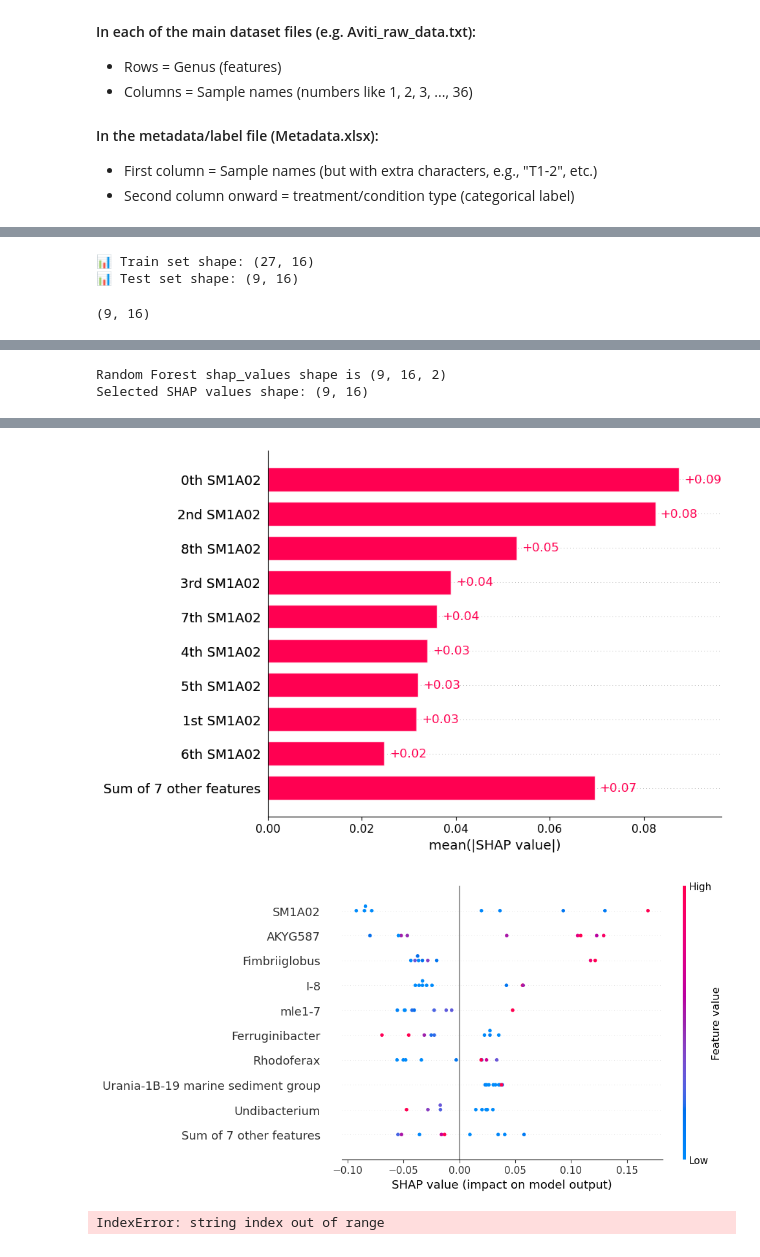
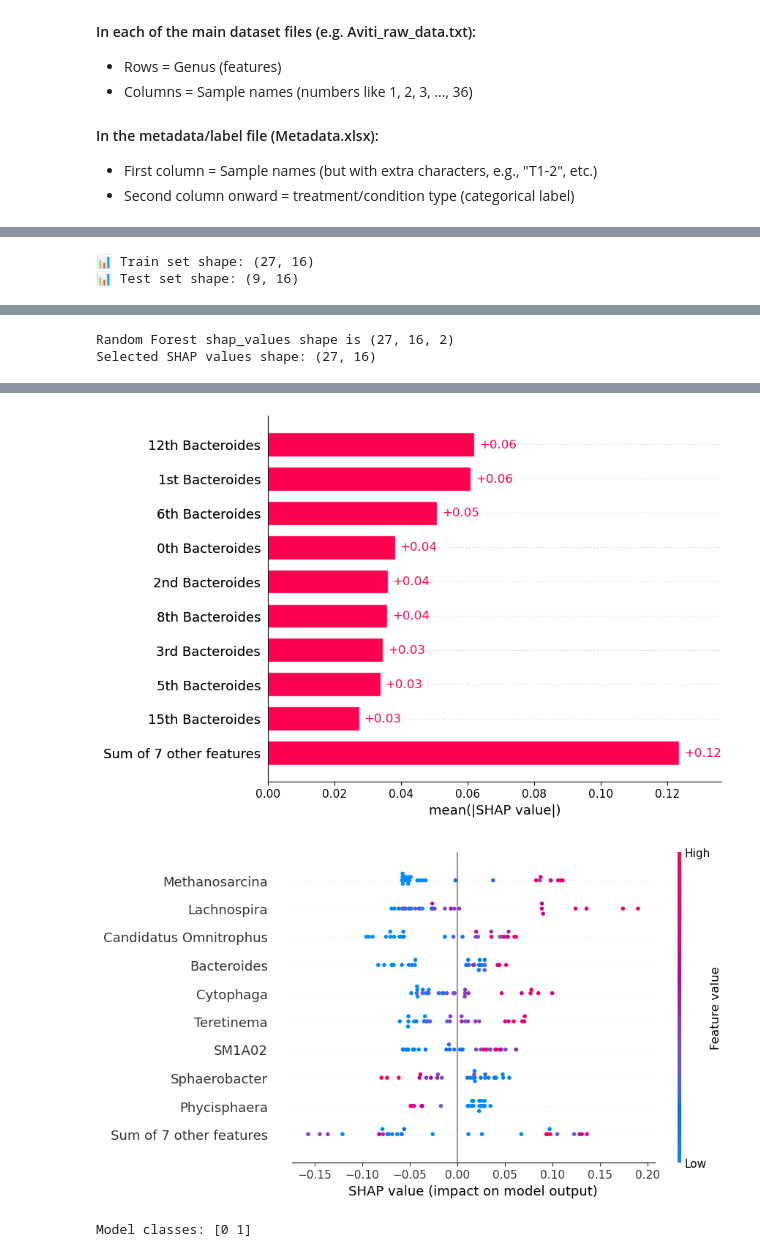
Before and after one commit to hsnvnd/AI-in-Metagenomics, a Jupyter notebook: Soil_Classification.ipynb, the cells around one changed output, grey strips where cells are left out. Cells and saved outputs as stored; diff of their text form; code cells hidden in the pictures.

```diff
--- a/Soil_Classification.ipynb
+++ b/Soil_Classification.ipynb
@@ -189,17 +206,16 @@ print("📊 Train set shape:", X_train.shape)
 print("📊 Test set shape:", X_test.shape)
 
 
-#Scale the feature/columns values
-scaler = StandardScaler()
-# X_scaled = scaler.fit_transform(X_reduced)
-X_train = scaler.fit_transform(X_train)
-X_train.shape
-X_test = scaler.fit_transform(X_test)
-X_test.shape
+# #Scale the feature/columns values
+# scaler = StandardScaler()
+# # X_scaled = scaler.fit_transform(X_reduced)
+# X_train = scaler.fit_transform(X_train)
+# X_train.shape
+# X_test = scaler.fit_transform(X_test)
+# X_test.shape
 # %% [output]
 📊 Train set shape: (27, 16)
 📊 Test set shape: (9, 16)
-(9, 16)
 # %%
 ### Random Forest Classifier ###
 # Hyperparameter Tuning and Cross-Validation for Random Forest
@@ -248,16 +264,15 @@ plt.xlabel("Predicted")
 plt.ylabel("Actual")
 plt.show()
 
-# SHAP Analysis, on train/test set
+# SHAP Analysis, on train set
 # Use TreeExplainer for Random Forest
 explainer_rf = shap.TreeExplainer(rf_model)
 
 # Calculate SHAP values
-# shap_values_rf = explainer_rf.shap_values(X_train)
-shap_values_rf = explainer_rf.shap_values(X_test)
+shap_values_rf = explainer_rf.shap_values(X_train)
 print("Random Forest shap_values shape is", np.shape(shap_values_rf))
 
-# Select the SHAP values for the positive class (class 1)
+# Select the SHAP values for the positive class (class 1/yes)
 shap_values_rf_selected = shap_values_rf[:, :, 1]
 # Print the shape of the resulting array
 print("Selected SHAP values shape:", shap_values_rf_selected.shape)
@@ -266,16 +281,14 @@ print("Selected SHAP values shape:", shap_values_rf_selected.shape)
 shap_values_rf_explanation = shap.Explanation(
     shap_values_rf_selected,
     base_values=explainer_rf.expected_value[1],  # Use the expected value of the positive class
-    # data=X_train,
-    data=X_test,
+    data=X_train,
     feature_names=feature_names
     # feature_names=feature_names_reduced
 )
 
-# Generate SHAP plots for the Train/test set
+# Generate SHAP plots for the Train set
 # Summary Plot
-# shap.summary_plot(shap_values_rf_explanation, X_train, feature_names=feature_names)
-shap.summary_plot(shap_values_rf_explanation, X_test, feature_names=feature_names)
+shap.summary_plot(shap_values_rf_explanation, X_train, feature_names=feature_names)
 # shap.summary_plot(shap_values_rf_explanation, X_train, feature_names=feature_names_reduced)
 # Bar Plot
 shap.plots.bar(shap_values_rf_explanation)
@@ -283,8 +296,8 @@ shap.plots.bar(shap_values_rf_explanation)
 # Beeswarm Plot
 shap.plots.beeswarm(shap_values_rf_explanation)
 
-# Waterfall Plot for the first instance
-shap.plots.waterfall(shap_values_rf_explanation[0])
+# # Waterfall Plot for the first instance
+# shap.plots.waterfall(shap_values_rf_explanation[0])
 
 print("Model classes:", rf_model.classes_)
 # %% [output]
@@ -306,5 +319,5 @@ weighted avg       0.78      0.78      0.78         9
 
 Unique values in y_test: [0 1]
 [figure]
-Random Forest shap_values shape is (9, 16, 2)
-Selected SHAP values shape: (9, 16)
+Random Forest shap_values shape is (27, 16, 2)
+Selected SHAP values shape: (27, 16)
@@ -312,3 +325,3 @@ Selected SHAP values shape: (9, 16)
-[figure, old version]
+[figure, new version]
-[figure, old version]
+[figure, new version]
-IndexError: string index out of range
+Model classes: [0 1]
```
Also changed, not shown: parts of 2 cells of this notebook.
